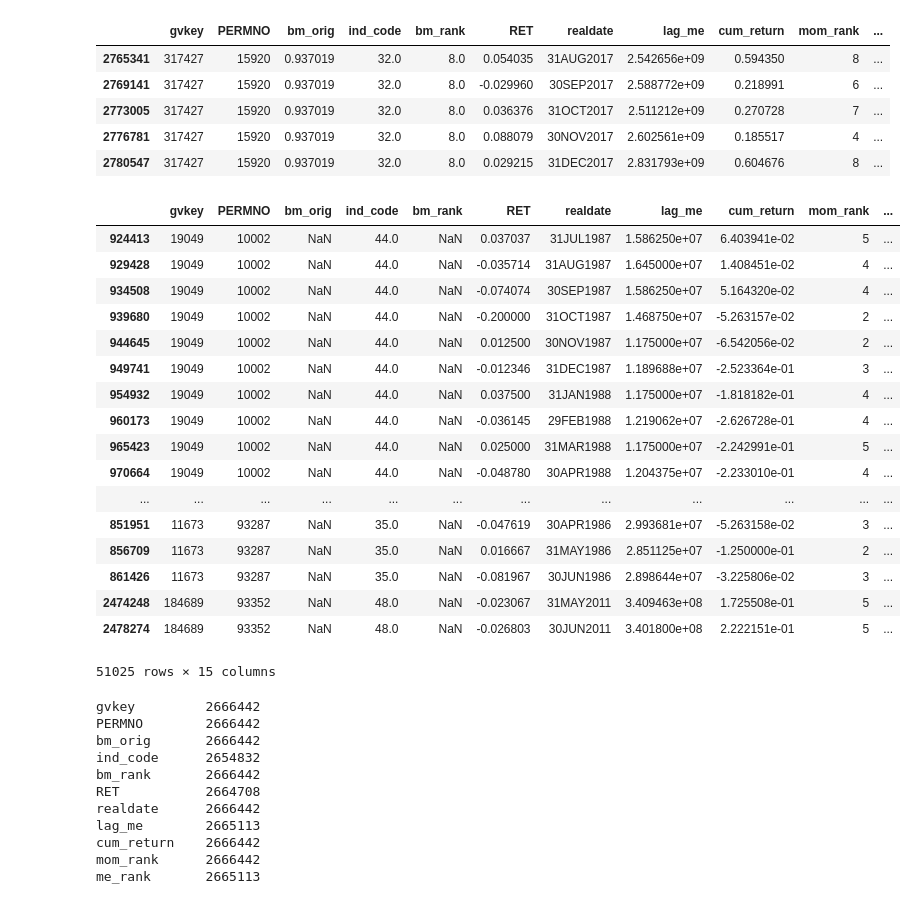
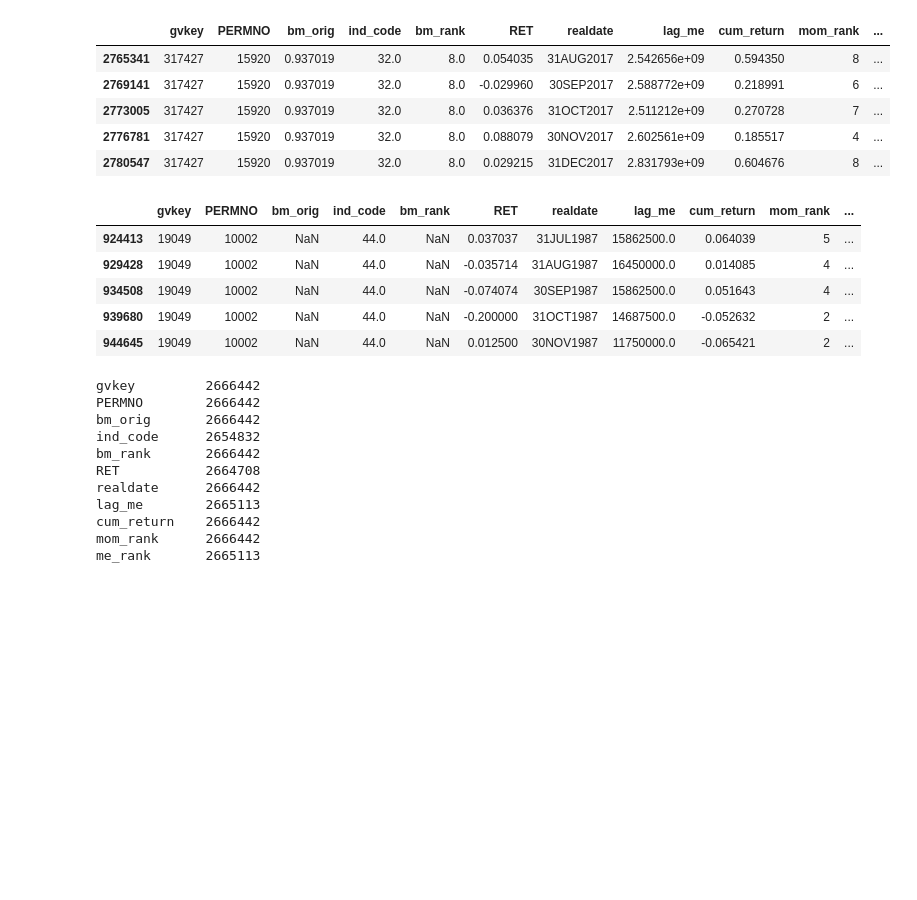
Before and after one commit to druce/ValueMomentum, a Jupyter notebook: 1. Load Stock Data.ipynb, the cells around one changed output. Saved outputs shown, nothing was run; the diff lists cells and outputs as text; code cells hidden in the pictures; blank space fills up the shorter version.

```diff
--- a/1. Load Stock Data.ipynb
+++ b/1. Load Stock Data.ipynb
@@ -100,26 +100,15 @@ Read pickle
 | 2780547 | 317427 | 15920 | 0.937019 | 32.0 | 8.0 | 0.029215 | 31DEC2017 | 2.831793e+09 | 0.604676 | 8 | ... |
 # %%
 # a number of rows with NaN bm_orig, bm_rank
-df.loc[df["bm_orig"].isnull()].sort_values(['PERMNO', 'gvkey', 'DATETIME'])
+dfnas = df.loc[df["bm_orig"].isnull()].sort_values(['PERMNO', 'gvkey', 'DATETIME'])
+dfnas.head()
 # %% [output]
 |  | gvkey | PERMNO | bm_orig | ind_code | bm_rank | RET | realdate | lag_me | cum_return | mom_rank | ... |
-| 924413 | 19049 | 10002 | NaN | 44.0 | NaN | 0.037037 | 31JUL1987 | 1.586250e+07 | 6.403941e-02 | 5 | ... |
-| 929428 | 19049 | 10002 | NaN | 44.0 | NaN | -0.035714 | 31AUG1987 | 1.645000e+07 | 1.408451e-02 | 4 | ... |
-| 934508 | 19049 | 10002 | NaN | 44.0 | NaN | -0.074074 | 30SEP1987 | 1.586250e+07 | 5.164320e-02 | 4 | ... |
-| 939680 | 19049 | 10002 | NaN | 44.0 | NaN | -0.200000 | 31OCT1987 | 1.468750e+07 | -5.263157e-02 | 2 | ... |
-| 944645 | 19049 | 10002 | NaN | 44.0 | NaN | 0.012500 | 30NOV1987 | 1.175000e+07 | -6.542056e-02 | 2 | ... |
-| 949741 | 19049 | 10002 | NaN | 44.0 | NaN | -0.012346 | 31DEC1987 | 1.189688e+07 | -2.523364e-01 | 3 | ... |
-| 954932 | 19049 | 10002 | NaN | 44.0 | NaN | 0.037500 | 31JAN1988 | 1.175000e+07 | -1.818182e-01 | 4 | ... |
-| 960173 | 19049 | 10002 | NaN | 44.0 | NaN | -0.036145 | 29FEB1988 | 1.219062e+07 | -2.626728e-01 | 4 | ... |
-| 965423 | 19049 | 10002 | NaN | 44.0 | NaN | 0.025000 | 31MAR1988 | 1.175000e+07 | -2.242991e-01 | 5 | ... |
-| 970664 | 19049 | 10002 | NaN | 44.0 | NaN | -0.048780 | 30APR1988 | 1.204375e+07 | -2.233010e-01 | 4 | ... |
-| ... | ... | ... | ... | ... | ... | ... | ... | ... | ... | ... | ... |
-| 851951 | 11673 | 93287 | NaN | 35.0 | NaN | -0.047619 | 30APR1986 | 2.993681e+07 | -5.263158e-02 | 3 | ... |
-| 856709 | 11673 | 93287 | NaN | 35.0 | NaN | 0.016667 | 31MAY1986 | 2.851125e+07 | -1.250000e-01 | 2 | ... |
-| 861426 | 11673 | 93287 | NaN | 35.0 | NaN | -0.081967 | 30JUN1986 | 2.898644e+07 | -3.225806e-02 | 3 | ... |
-| 2474248 | 184689 | 93352 | NaN | 48.0 | NaN | -0.023067 | 31MAY2011 | 3.409463e+08 | 1.725508e-01 | 5 | ... |
-| 2478274 | 184689 | 93352 | NaN | 48.0 | NaN | -0.026803 | 30JUN2011 | 3.401800e+08 | 2.222151e-01 | 5 | ... |
+| 924413 | 19049 | 10002 | NaN | 44.0 | NaN | 0.037037 | 31JUL1987 | 15862500.0 | 0.064039 | 5 | ... |
+| 929428 | 19049 | 10002 | NaN | 44.0 | NaN | -0.035714 | 31AUG1987 | 16450000.0 | 0.014085 | 4 | ... |
+| 934508 | 19049 | 10002 | NaN | 44.0 | NaN | -0.074074 | 30SEP1987 | 15862500.0 | 0.051643 | 4 | ... |
+| 939680 | 19049 | 10002 | NaN | 44.0 | NaN | -0.200000 | 31OCT1987 | 14687500.0 | -0.052632 | 2 | ... |
+| 944645 | 19049 | 10002 | NaN | 44.0 | NaN | 0.012500 | 30NOV1987 | 11750000.0 | -0.065421 | 2 | ... |
-51025 rows × 15 columns
 # %%
 # filter rows with no bm_orig
 df = df.loc[df["bm_orig"].notnull()]
```
Also changed, not shown: parts of 6 cells of this notebook.
